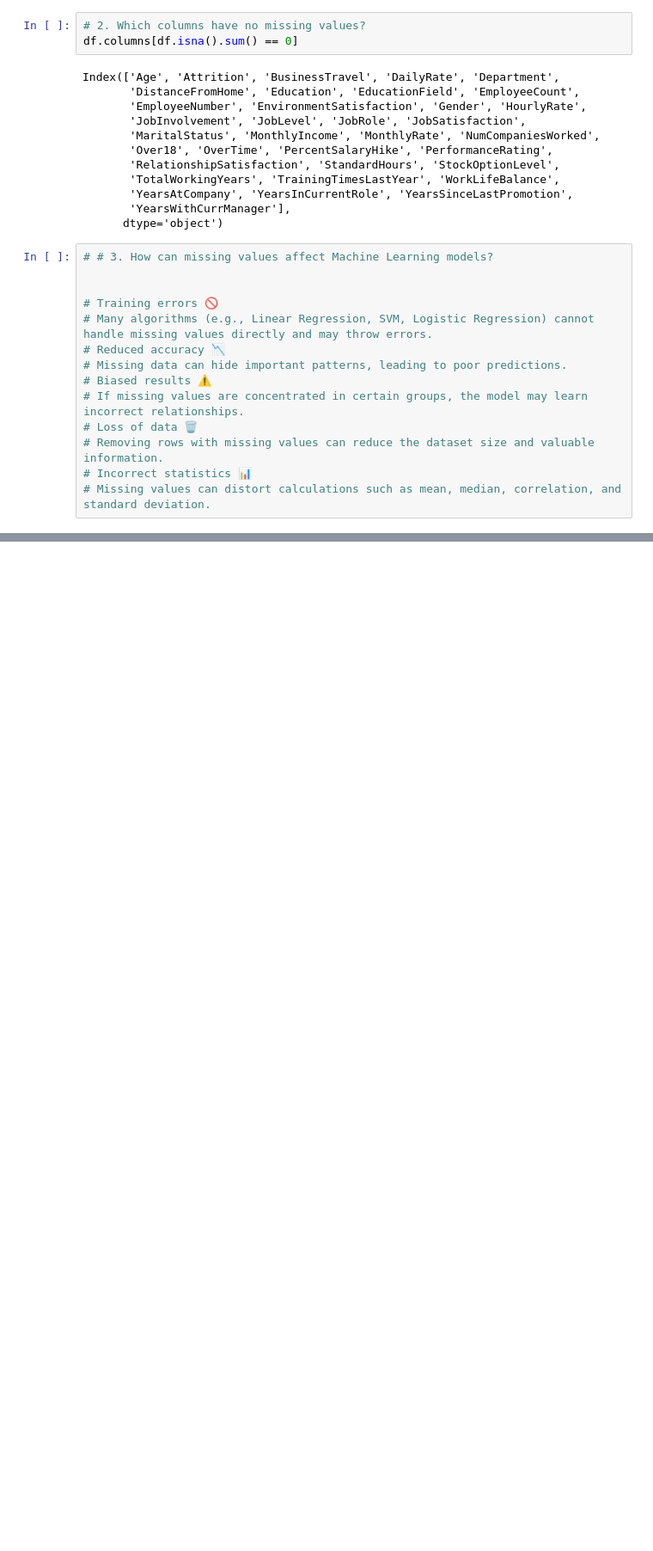
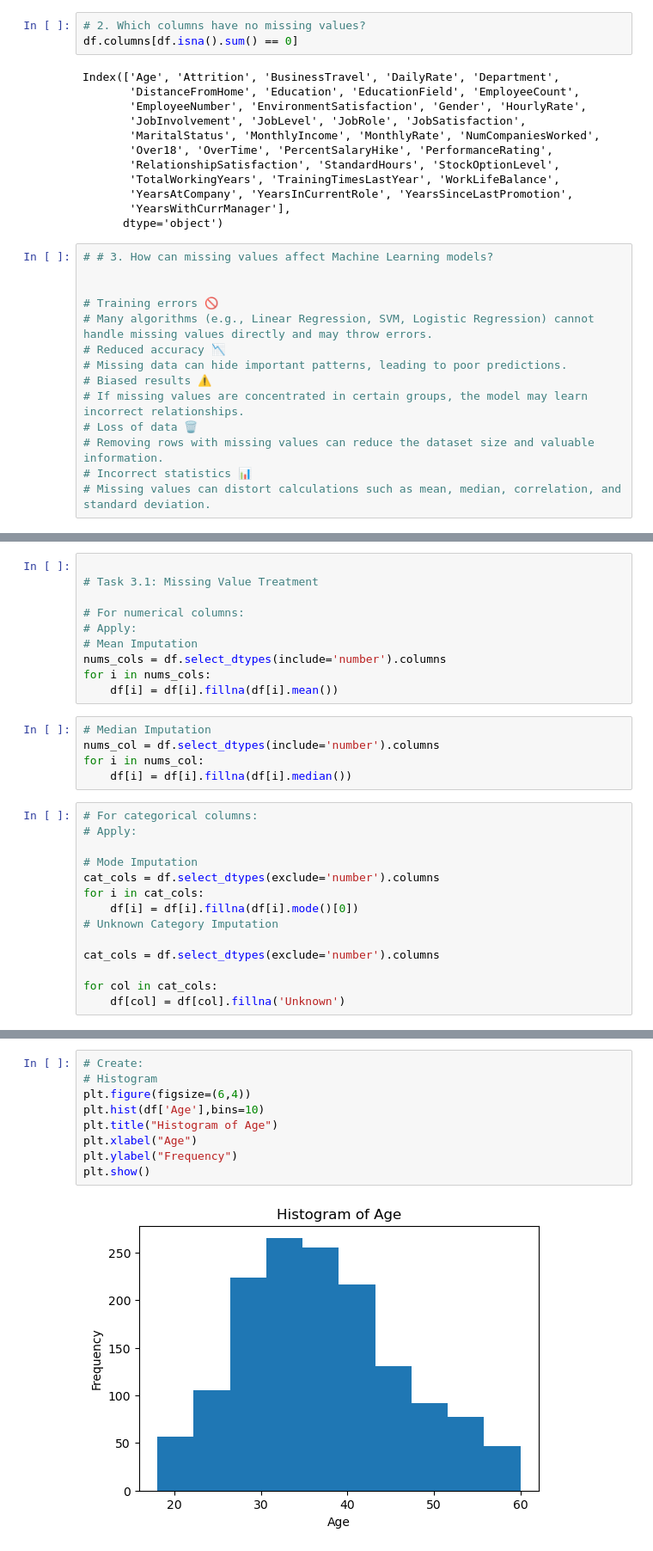
Before and after one commit to pritamsingh3/EDA-IBM-PROJECT, a Jupyter notebook: ibm project.ipynb, the cells around one changed output, grey strips where cells are left out. Shown at 86% size. Cells and saved outputs as stored; diff of their text form; blank space fills up the shorter version.

```diff
--- a/ibm project.ipynb
+++ b/ibm project.ipynb
@@ -304,0 +598,29 @@ Index(['Age', 'Attrition', 'BusinessTravel', 'DailyRate', 'Department',
+# %%
+
+# Task 3.1: Missing Value Treatment
+
+# For numerical columns:
+# Apply:
+# Mean Imputation
+nums_cols = df.select_dtypes(include='number').columns
+for i in nums_cols:
+    df[i] = df[i].fillna(df[i].mean())
+# %%
+# Median Imputation
+nums_col = df.select_dtypes(include='number').columns
+for i in nums_col:
+    df[i] = df[i].fillna(df[i].median())
+# %%
+# For categorical columns:
+# Apply:
+
+# Mode Imputation
+cat_cols = df.select_dtypes(exclude='number').columns
+for i in cat_cols:
+    df[i] = df[i].fillna(df[i].mode()[0])
+# Unknown Category Imputation
+
+cat_cols = df.select_dtypes(exclude='number').columns
+
+for col in cat_cols:
+    df[col] = df[col].fillna('Unknown')
@@ -304,0 +739,11 @@ Index(['Age', 'Attrition', 'BusinessTravel', 'DailyRate', 'Department',
+# %%
+# Create:
+# Histogram
+plt.figure(figsize=(6,4))
+plt.hist(df['Age'],bins=10)
+plt.title("Histogram of Age")
+plt.xlabel("Age")
+plt.ylabel("Frequency")
+plt.show()
+# %% [output]
+[figure, added]
```
Also changed, not shown: parts of 45 cells of this notebook.
